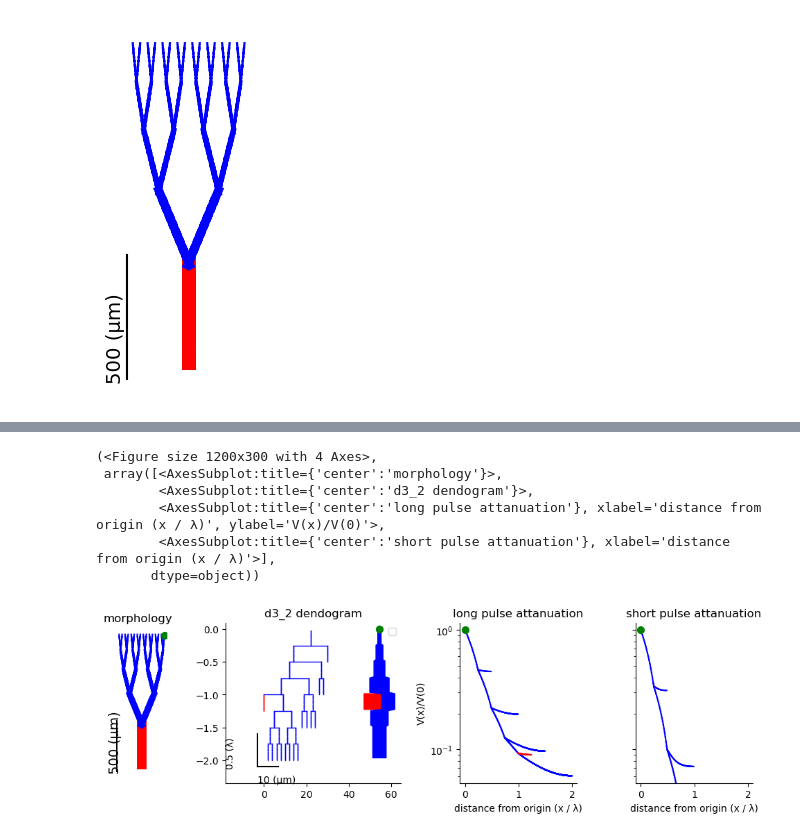
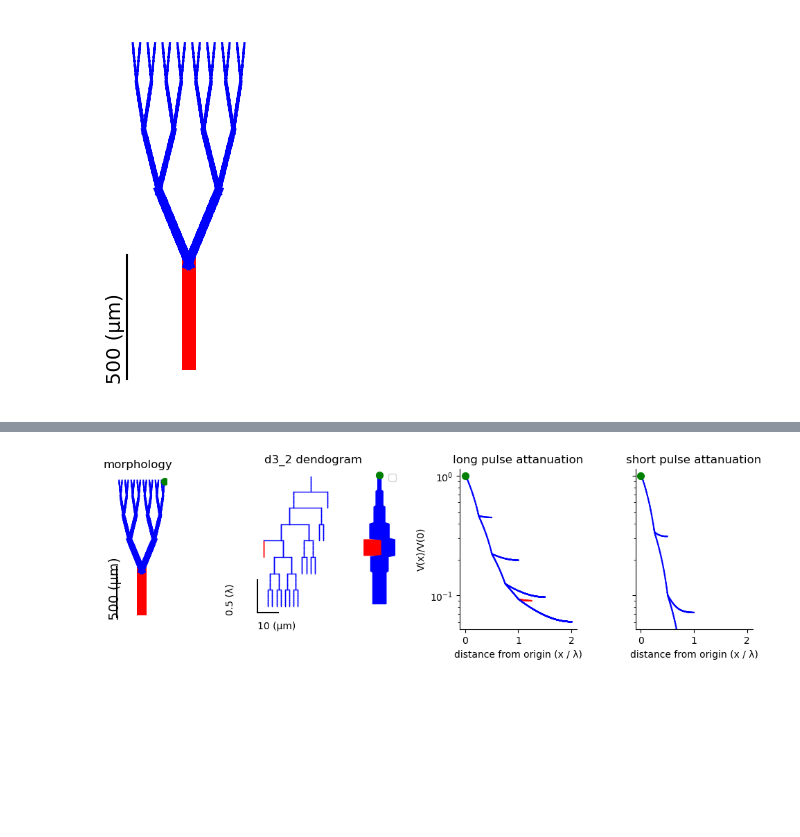
Before and after one commit to YoniLeibner/Neuron_analysis_tool, a Jupyter notebook: Neuron_analysis_tool/example Rall model.ipynb, the cells around one changed output, grey strips where cells are left out. Cells and saved outputs as stored; diff of their text form; code cells hidden in the pictures; blank space fills up the shorter version.

Commit message:
after record and distance factor 2

```diff
--- a/Neuron_analysis_tool/example Rall model.ipynb
+++ b/Neuron_analysis_tool/example Rall model.ipynb
@@ -36,12 +36,6 @@ fig, ax = analyser.create_card(scale=500, start_seg=list(analyser.cell.soma[0])[
 # %%
-analyser.create_card(scale=500, start_seg=list(analyser.cell.apic[29])[-1], diam_factor=1)
+fig, ax = analyser.create_card(scale=500, start_seg=list(analyser.cell.apic[29])[-1], diam_factor=1)
 # %% [output]
-(<Figure size 1200x300 with 4 Axes>,
- array([<AxesSubplot:title={'center':'morphology'}>,
-        <AxesSubplot:title={'center':'d3_2 dendogram'}>,
-        <AxesSubplot:title={'center':'long pulse attanuation'}, xlabel='distance from origin (x / λ)', ylabel='V(x)/V(0)'>,
-        <AxesSubplot:title={'center':'short pulse attanuation'}, xlabel='distance from origin (x / λ)'>],
-       dtype=object))
-[figure, old version]
+[figure, new version]
 # %%
 plt.title('Rin with color code')
```
Also changed, not shown: parts of 8 cells of this notebook, 12 other files.
